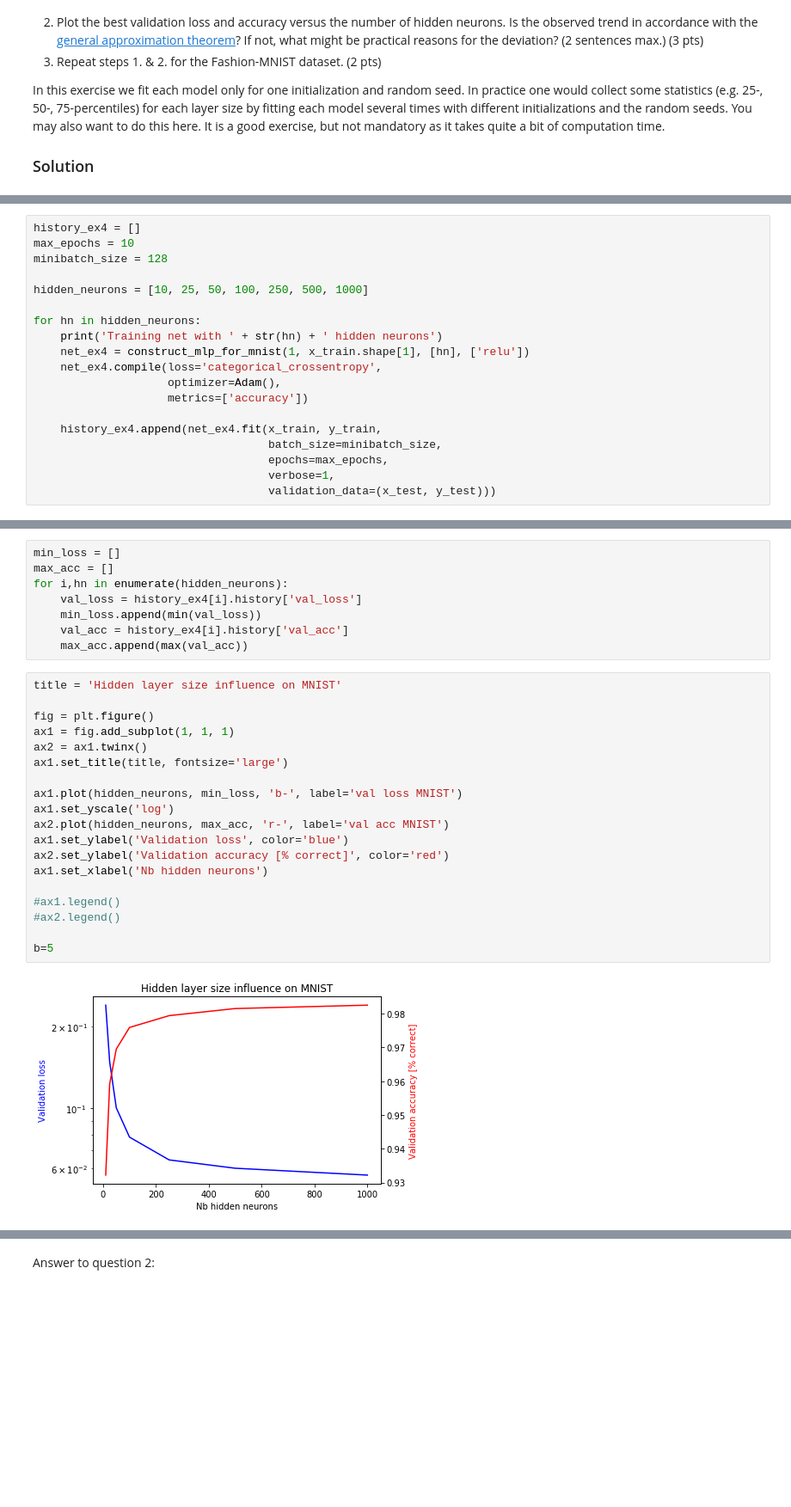
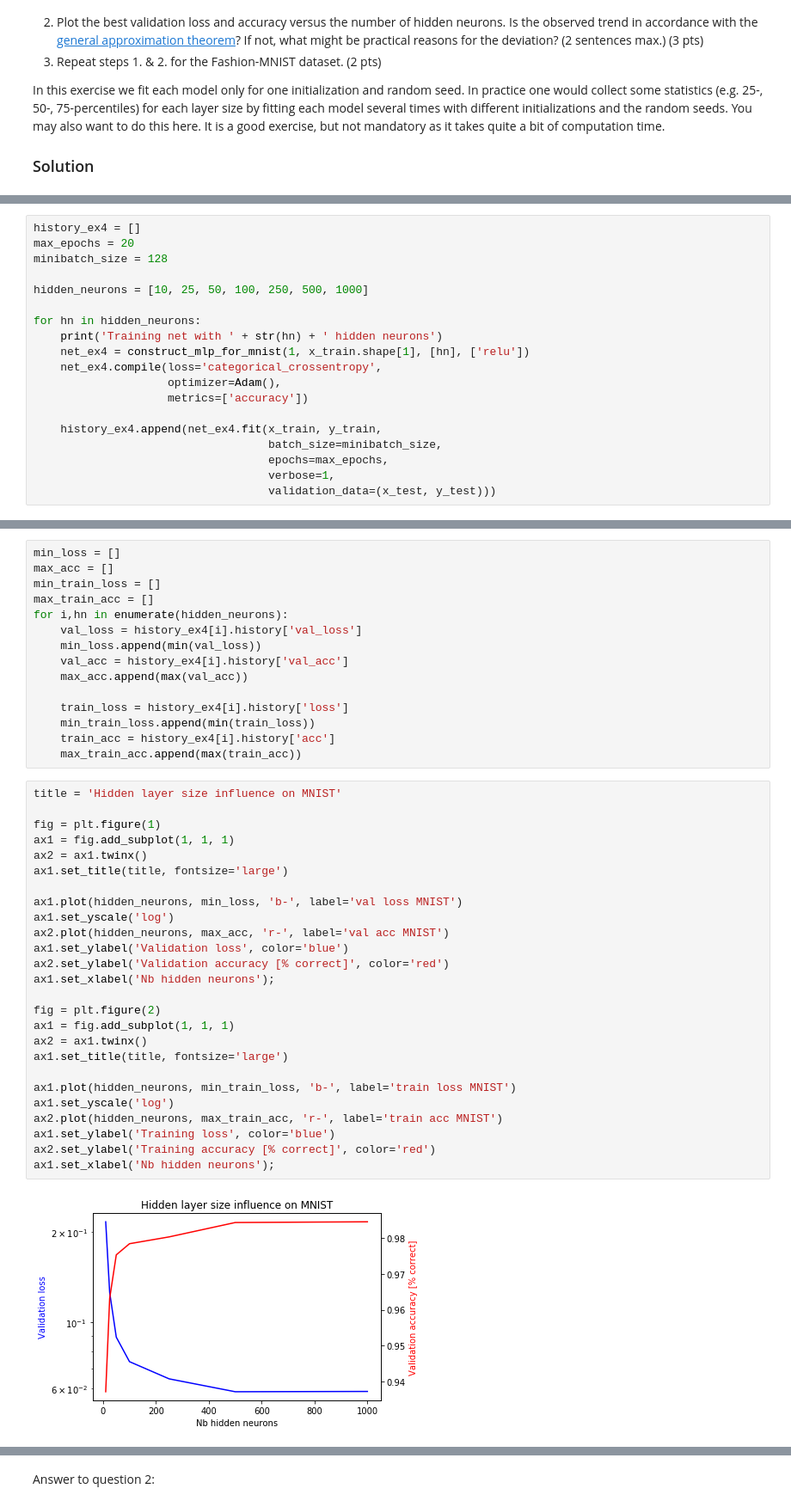
Before and after one commit to HannesRovina/ANN-Miniprojects2019, a Jupyter notebook: miniproject1.ipynb, the cells around one changed output, grey strips where cells are left out. Shown at 86% size. Saved outputs shown, nothing was run; the diff lists cells and outputs as text; blank space fills up the shorter version.

```diff
--- a/miniproject1.ipynb
+++ b/miniproject1.ipynb
@@ -542,6 +557,6 @@ In this exercise we fit each model only for one initialization and random seed.
 # %%
 history_ex4 = []
-max_epochs = 10
+max_epochs = 20
 minibatch_size = 128
 
 hidden_neurons = [10, 25, 50, 100, 250, 500, 1000]
@@ -579,29 +596,43 @@ Epoch 10/10
 # %%
 min_loss = []
 max_acc = []
+min_train_loss = []
+max_train_acc = []
 for i,hn in enumerate(hidden_neurons):
     val_loss = history_ex4[i].history['val_loss']
     min_loss.append(min(val_loss))
     val_acc = history_ex4[i].history['val_acc']
     max_acc.append(max(val_acc))
+
+    train_loss = history_ex4[i].history['loss']
+    min_train_loss.append(min(train_loss))
+    train_acc = history_ex4[i].history['acc']
+    max_train_acc.append(max(train_acc))
 # %%
 title = 'Hidden layer size influence on MNIST'
 
-fig = plt.figure()
+fig = plt.figure(1)
 ax1 = fig.add_subplot(1, 1, 1)
 ax2 = ax1.twinx()
 ax1.set_title(title, fontsize='large')
 
 ax1.plot(hidden_neurons, min_loss, 'b-', label='val loss MNIST')
 ax1.set_yscale('log')
 ax2.plot(hidden_neurons, max_acc, 'r-', label='val acc MNIST')
 ax1.set_ylabel('Validation loss', color='blue')
 ax2.set_ylabel('Validation accuracy [% correct]', color='red')
-ax1.set_xlabel('Nb hidden neurons')
+ax1.set_xlabel('Nb hidden neurons');
 
-#ax1.legend()
-#ax2.legend()
+fig = plt.figure(2)
+ax1 = fig.add_subplot(1, 1, 1)
+ax2 = ax1.twinx()
+ax1.set_title(title, fontsize='large')
 
-b=5
+ax1.plot(hidden_neurons, min_train_loss, 'b-', label='train loss MNIST')
+ax1.set_yscale('log')
+ax2.plot(hidden_neurons, max_train_acc, 'r-', label='train acc MNIST')
+ax1.set_ylabel('Training loss', color='blue')
+ax2.set_ylabel('Training accuracy [% correct]', color='red')
+ax1.set_xlabel('Nb hidden neurons');
 # %% [output]
-[figure, old version]
+[figure, new version]
```
Also changed, not shown: parts of 25 cells of this notebook.
